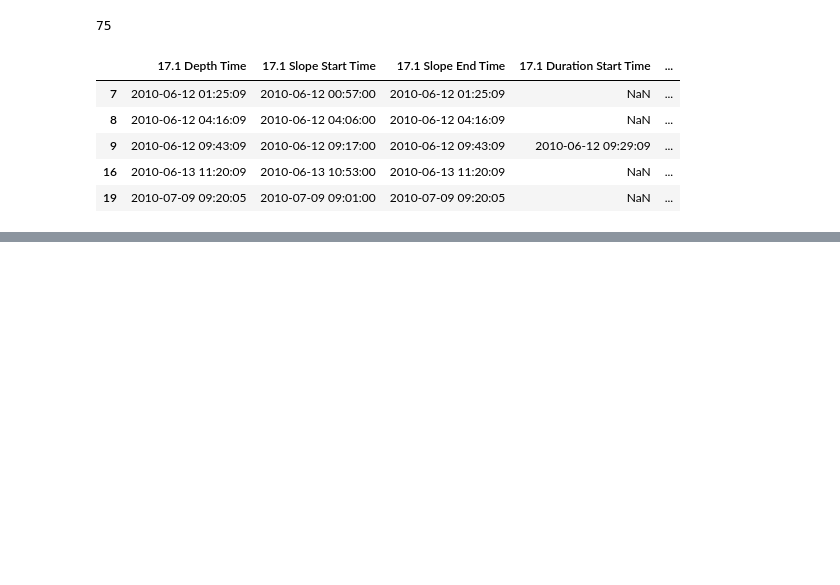
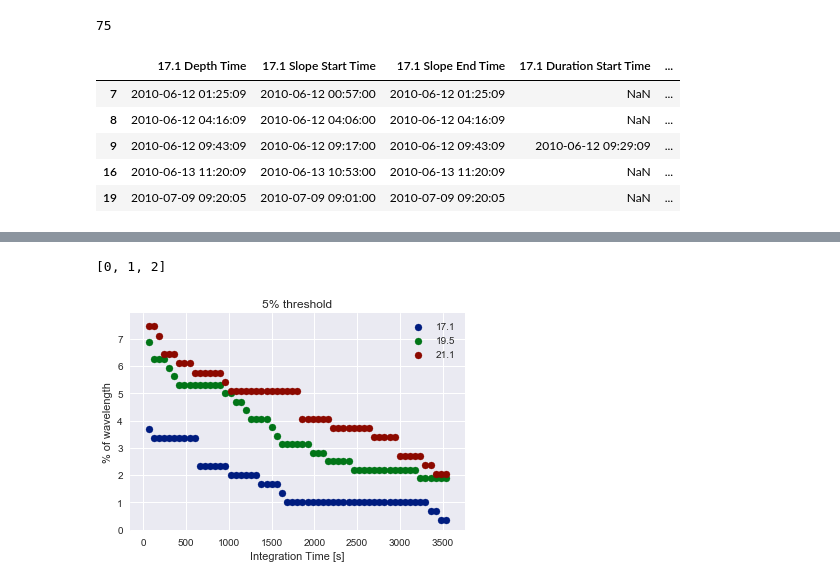
Before and after one commit to EmiliaWilson/Machine_Learning_on_Solar_Eruptive_Events, a Jupyter notebook: Notebooks and data/Observability Calculator.ipynb, the cells around one changed output, grey strips where cells are left out. Drawn from its saved outputs; the diff is of its cells as text; code cells hidden in the pictures; blank space fills up the shorter version.

```diff
--- a/Notebooks and data/Observability Calculator.ipynb
+++ b/Notebooks and data/Observability Calculator.ipynb
@@ -170,9 +173,3 @@ Text(0.5,1,'21.1 Observability for 5 minutes')
-# %%
-list1, list2 = [], []
-for index, val in enumerate(np.arange(1, 480, 4)):
-    output = observability_calc(['21.1'], val, .1)
-    list1.append(output.loc[:, '21.1 NP for wavelength[%]'].values[:1])
-    list2.append(val)
 # %%
 info_df2 = pd.DataFrame(list1)
 info_df2.insert(1, '1', list2)
@@ -187,0 +185,19 @@ Text(0.5,1,'21.1 Observability with .2 threshold')
+# %%
+df_obs_calc = pd.DataFrame()
+list2 = []
+wvl = ['17.1', '19.5', '21.1']
+for index, val in enumerate(np.arange(60, 3600, 60)):
+    output = observability_calc(wvl, val, 5)
+    for ind, wl in enumerate(wvl):
+        df_obs_calc[wl+' NP for wavelength '+str(val)] = output.loc[:, wl+' NP for wavelength[%]'].values[:1]
+
+    list2.append(val)
+# %%
+temp_df = df_obs_calc.iloc[:, 0::3].T
+temp_df.insert(1,'val', list2)
+
+temp_df2 = df_obs_calc.iloc[:, 1::3].T
+temp_df2.insert(1,'val', list2)
+
+temp_df3 = df_obs_calc.iloc[:, 2::3].T
+temp_df3.insert(1,'val', list2)
@@ -187,0 +224,15 @@ Text(0.5,1,'21.1 Observability with .2 threshold')
+# %%
+list(range(3))
+# %% [output]
+[0, 1, 2]
+# %%
+plt.scatter(temp_df.iloc[:, 1], temp_df.iloc[:, 0], label='17.1')
+plt.scatter(temp_df2.iloc[:, 1], temp_df2.iloc[:, 0], label='19.5')
+plt.scatter(temp_df3.iloc[:, 1], temp_df3.iloc[:, 0], label='21.1')
+plt.ylabel('% of wavelength')
+plt.xlabel('Integration Time [s]')
+plt.title('5% threshold')
+plt.legend()
+plt.savefig('WLvsIntegrationTime5%.png', format='png', dpi=1200)
+# %% [output]
+[figure, added]
```
Also changed, not shown: parts of 5 cells of this notebook.
